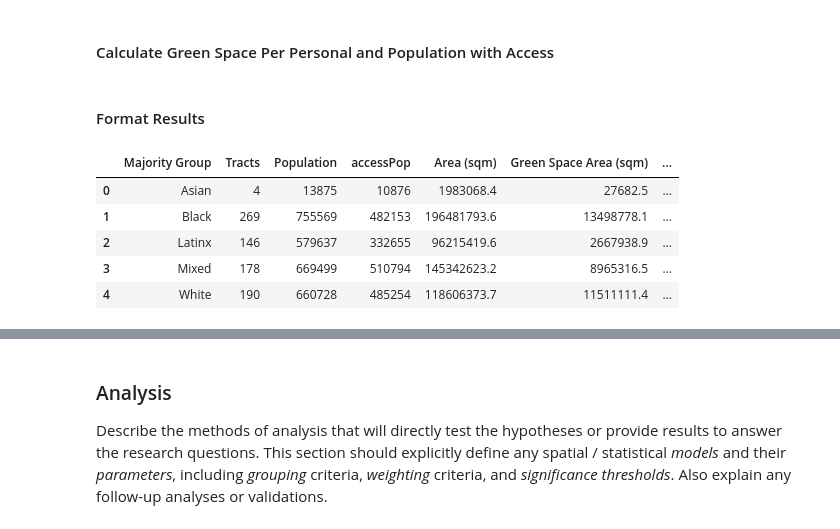
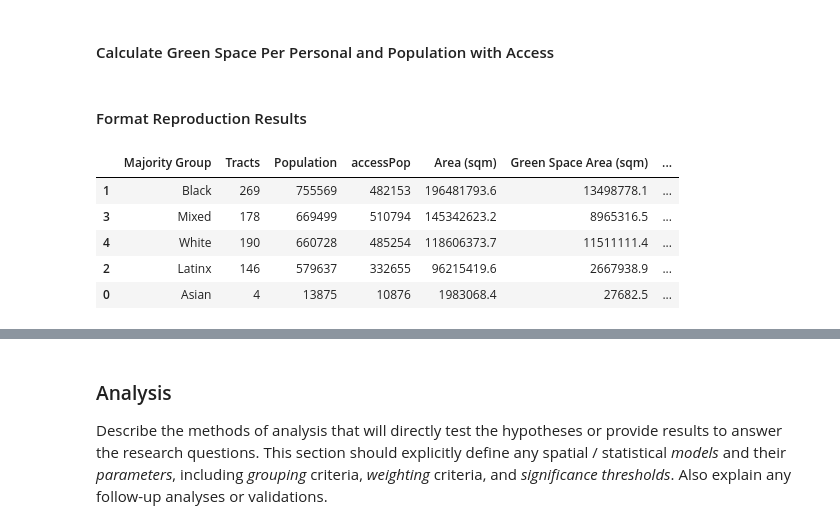
Before and after one commit to t-sutter/RPr-Chicago-Greenspaces, a Jupyter notebook: procedure/code/01-RPr-Chicago-Greenspaces.ipynb, the cells around one changed output, grey strips where cells are left out. Drawn from its saved outputs; the diff is of its cells as text; code cells hidden in the pictures.

```diff
--- a/procedure/code/01-RPr-Chicago-Greenspaces.ipynb
+++ b/procedure/code/01-RPr-Chicago-Greenspaces.ipynb
@@ -495,27 +495,29 @@ grpTractsGrnSp['greenPerPerson'] = (grpTractsGrnSp.greenArea / grpTractsGrnSp.Po
 # # Visualize grpTractsGrnSp.
 # grpTractsGrnSp
 # %% [markdown]
-#### Format Results
+#### Format Reproduction Results
 # %%
 # Convert GeoDataFrame to DataFrame. Drop 'geometry' column.
 resultsDF = pd.DataFrame(grpTractsGrnSp.drop(columns='geometry'))
 # Rename DataFrame's columns.
 resultsDF = resultsDF.rename(columns = {'majorGroup':'Majority Group', 'totTract':'Tracts',
                                         'PopTotal':'Population', 'Area':'Area (sqm)', 'greenArea':'Green Space Area (sqm)',
                                         'percentPopAccess':'Percent Population with Access',
                                         'greenPerPerson':'Green Space per Person (sqm)'})
 # Convert 'Population' to int64 data type.
 resultsDF = resultsDF.astype({'Population':int})
 # Round attributes to one decimal places.
 resultsDF = resultsDF.round(decimals=1)
+# Reindex DataFrame.
+resultsDF = resultsDF.reindex([1, 3, 4, 2, 0])
 # Export DataFrame
 resultsDF.to_csv(here(path["rtab"], 'tractsAccess.csv'), index=False)
 # Visualize results.
 resultsDF
 # %% [output]
 |  | Majority Group | Tracts | Population | accessPop | Area (sqm) | Green Space Area (sqm) | ... |
-| 0 | Asian | 4 | 13875 | 10876 | 1983068.4 | 27682.5 | ... |
 | 1 | Black | 269 | 755569 | 482153 | 196481793.6 | 13498778.1 | ... |
-| 2 | Latinx | 146 | 579637 | 332655 | 96215419.6 | 2667938.9 | ... |
 | 3 | Mixed | 178 | 669499 | 510794 | 145342623.2 | 8965316.5 | ... |
 | 4 | White | 190 | 660728 | 485254 | 118606373.7 | 11511111.4 | ... |
+| 2 | Latinx | 146 | 579637 | 332655 | 96215419.6 | 2667938.9 | ... |
+| 0 | Asian | 4 | 13875 | 10876 | 1983068.4 | 27682.5 | ... |
```
Also changed, not shown: parts of 3 cells of this notebook, 1 other file.
